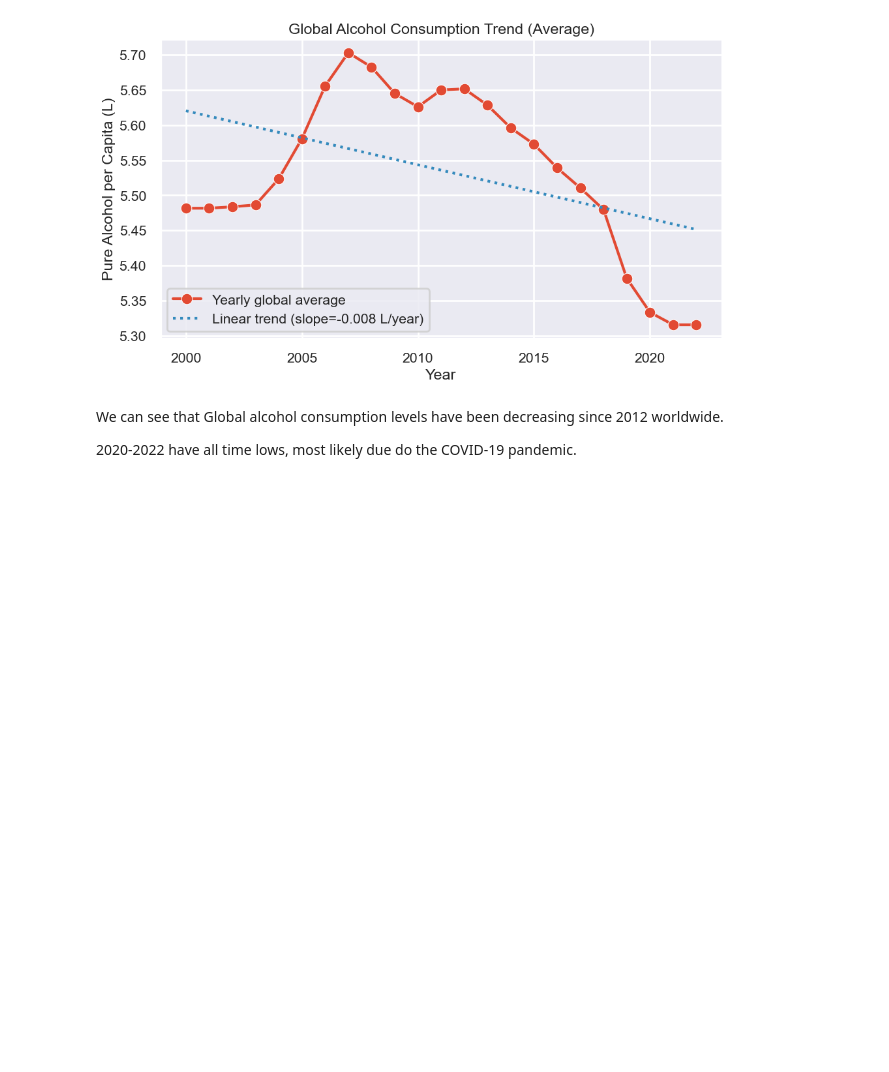
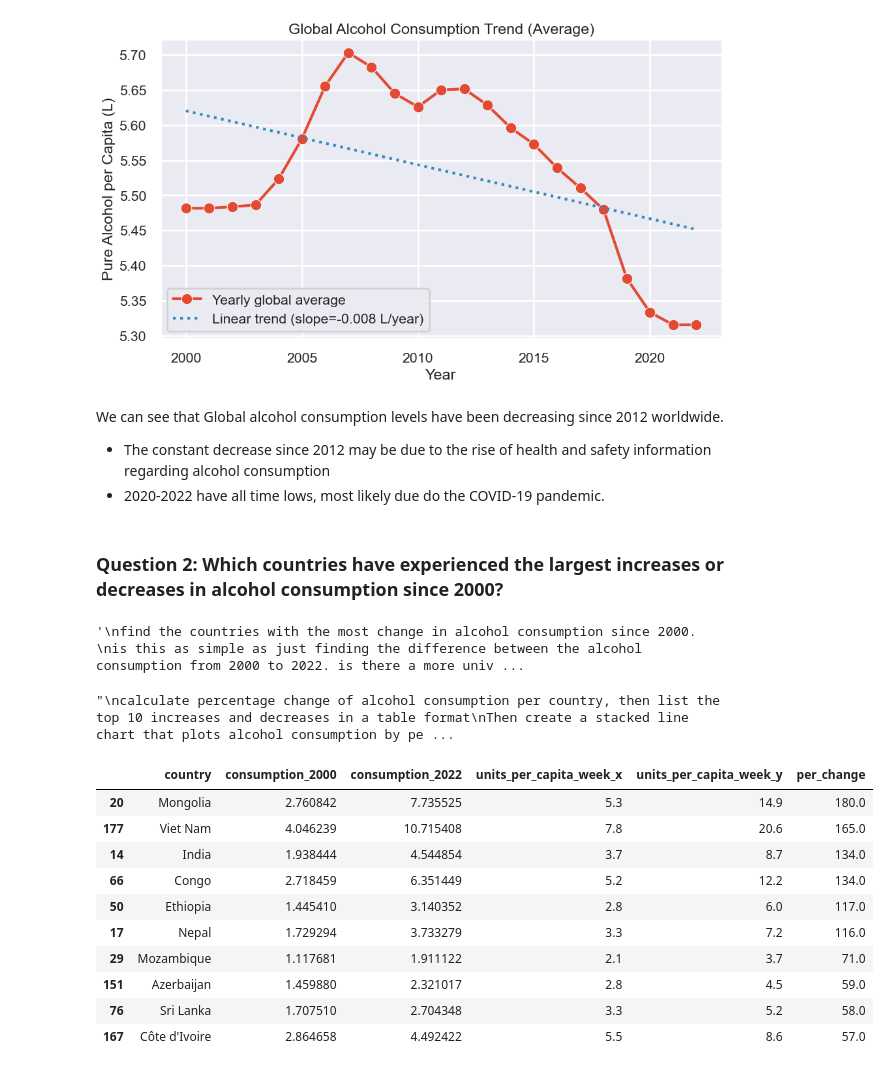
Before and after one commit to Huang-Hao-Gao/global-alcohol-consumption-analysis, a Jupyter notebook: analysis.ipynb, the cells around one changed output. Drawn from its saved outputs; the diff is of its cells as text; code cells hidden in the pictures; blank space fills up the shorter version.

Commit message:
find top 10 largest increases and decreases

```diff
--- a/analysis.ipynb
+++ b/analysis.ipynb
@@ -146,5 +146,55 @@ plt.show()
 [figure]
 # %% [markdown]
 We can see that Global alcohol consumption levels have been decreasing since 2012 worldwide.
-
-2020-2022 have all time lows, most likely due do the COVID-19 pandemic.
+* The constant decrease since 2012 may be due to the rise of health and safety information regarding alcohol consumption
+* 2020-2022 have all time lows, most likely due do the COVID-19 pandemic.
+# %% [markdown]
+### Question 2: Which countries have experienced the largest increases or decreases in alcohol consumption since 2000?
+# %%
+'''
+find the countries with the most change in alcohol consumption since 2000.
+is this as simple as just finding the difference between the alcohol consumption from 2000 to 2022. is there a more universal way to factor in every single year as well?
+method 1: compare the alcohol consumption in 2000 for that country with the one in 2022 and take the 10 largest differences
+method 2: find percentage change between 2022 and 2000. same as method above but normalises starting values.
+'''
+# %% [output]
+'\nfind the countries with the most change in alcohol consumption since 2000. \nis this as simple as just finding the difference between the alcohol consumption from 2000 to 2022. is there a more univ ...
+# %%
+'''
+calculate percentage change of alcohol consumption per country, then list the top 10 increases and decreases in a table format
+Then create a stacked line chart that plots alcohol consumption by percentage increase / decrease from that country's original consumption in 2000
+2 separate charts, one for increased and one for decreased
+'''
+# %% [output]
+"\ncalculate percentage change of alcohol consumption per country, then list the top 10 increases and decreases in a table format\nThen create a stacked line chart that plots alcohol consumption by pe ...
+# %%
+# Separate 2000 and 2022 data
+df_2000 = df[df["year"] == 2000].rename(columns={"alcohol_liters_per_capita": "consumption_2000"})
+df_2022 = df[df["year"] == 2022].rename(columns={"alcohol_liters_per_capita": "consumption_2022"})
+
+# Merge on country
+merged_2000_2022 = df_2000.merge(df_2022, on="country")
+merged_2000_2022["per_change"] = round((merged_2000_2022["consumption_2022"] - merged_2000_2022["consumption_2000"]) / merged_2000_2022["consumption_2000"] * 100)
+
+#remove any country where the starting and ending consumption is less than 1. Removes most widely religious countries where alcohol isn't really consumed at all
+merged_2000_2022 = merged_2000_2022[(merged_2000_2022["consumption_2000"] >= 1) & (merged_2000_2022["consumption_2022"] >= 1)]
+# %%
+#10 biggest increases
+(
+    merged_2000_2022
+    .sort_values(by="per_change", ascending=False)
+    [["country", "consumption_2000", "consumption_2022", "units_per_capita_week_x", "units_per_capita_week_y", "per_change"]]
+    .head(10)
+ )
+# %% [output]
+|  | country | consumption_2000 | consumption_2022 | units_per_capita_week_x | units_per_capita_week_y | per_change |
+| 20 | Mongolia | 2.760842 | 7.735525 | 5.3 | 14.9 | 180.0 |
+| 177 | Viet Nam | 4.046239 | 10.715408 | 7.8 | 20.6 | 165.0 |
+| 14 | India | 1.938444 | 4.544854 | 3.7 | 8.7 | 134.0 |
+| 66 | Congo | 2.718459 | 6.351449 | 5.2 | 12.2 | 134.0 |
+| 50 | Ethiopia | 1.445410 | 3.140352 | 2.8 | 6.0 | 117.0 |
+| 17 | Nepal | 1.729294 | 3.733279 | 3.3 | 7.2 | 116.0 |
+| 29 | Mozambique | 1.117681 | 1.911122 | 2.1 | 3.7 | 71.0 |
+| 151 | Azerbaijan | 1.459880 | 2.321017 | 2.8 | 4.5 | 59.0 |
+| 76 | Sri Lanka | 1.707510 | 2.704348 | 3.3 | 5.2 | 58.0 |
+| 167 | Côte d'Ivoire | 2.864658 | 4.492422 | 5.5 | 8.6 | 57.0 |
```
Also changed, not shown: parts of 4 cells of this notebook.
